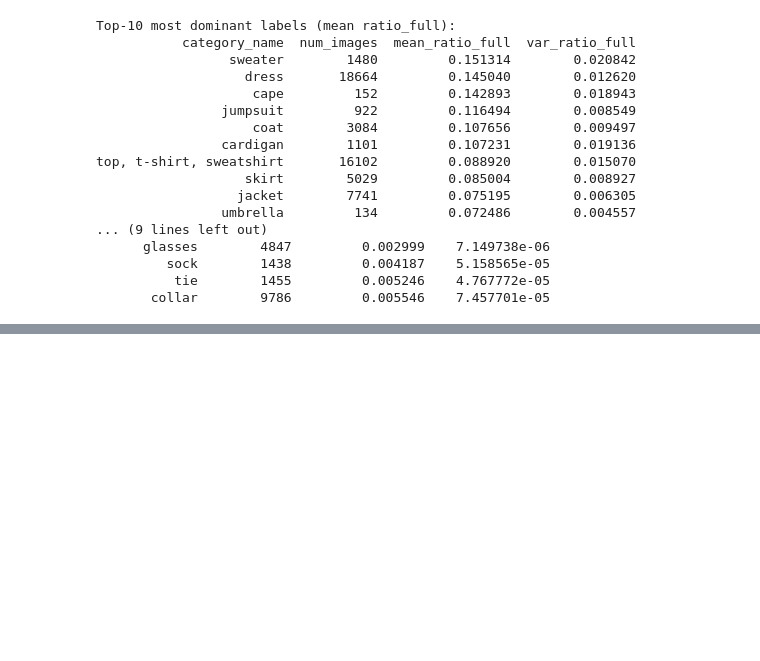
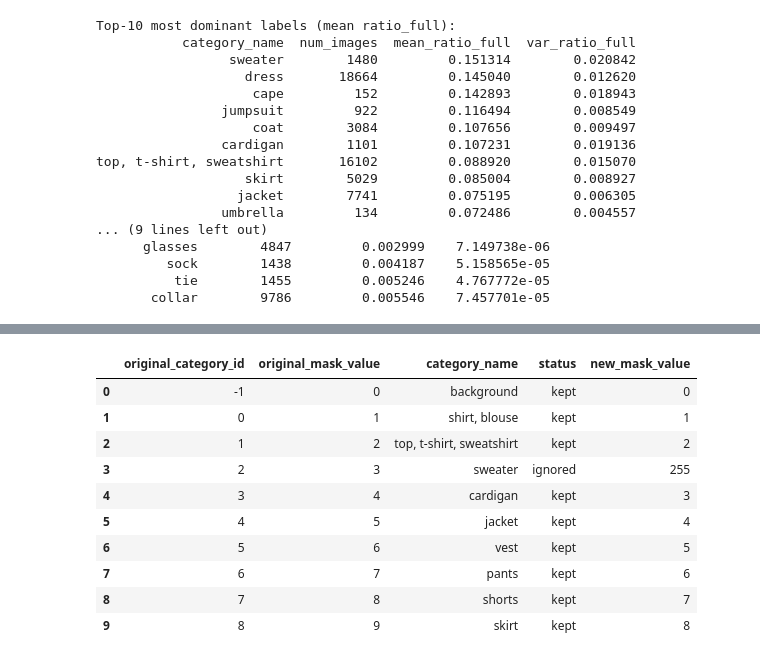
Before and after one commit to lukas-sek/Fashion_Segmentation, a Jupyter notebook: fashion-parsing.ipynb, the cells around one changed output, grey strips where cells are left out. Cells and saved outputs as stored; diff of their text form; code cells hidden in the pictures; blank space fills up the shorter version.

```diff
--- a/fashion-parsing.ipynb
+++ b/fashion-parsing.ipynb
@@ -272,0 +325,67 @@ top, t-shirt, sweatshirt       16102         0.088920        0.015070
+# %%
+# Update these paths before running the experiment pipeline.
+# In this project, the validation images referenced by
+# instances_attributes_val2020.json live under data/test.
+TRAIN_JSON_PATH = PROJECT_ROOT / "data" / "instances_attributes_train2020.json"
+VAL_JSON_PATH = PROJECT_ROOT / "data" / "instances_attributes_val2020.json"
+TRAIN_IMAGE_DIR = PROJECT_ROOT / "data" / "train"
+VAL_IMAGE_DIR = PROJECT_ROOT / "data" / "test"
+TRAIN_MASK_DIR = PROJECT_ROOT / "data" / "segmentations_train"
+VAL_MASK_DIR = PROJECT_ROOT / "data" / "segmentations_val"
+MMSEG_ROOT = PROJECT_ROOT / "mmsegmentation"
+
+assert TRAIN_JSON_PATH.exists(), f"Missing train json: {TRAIN_JSON_PATH}"
+assert VAL_JSON_PATH.exists(), f"Missing val json: {VAL_JSON_PATH}"
+assert TRAIN_IMAGE_DIR.exists(), f"Missing train image dir: {TRAIN_IMAGE_DIR}"
+assert VAL_IMAGE_DIR.exists(), f"Missing val image dir: {VAL_IMAGE_DIR}"
+assert TRAIN_MASK_DIR.exists(), f"Missing train mask dir: {TRAIN_MASK_DIR}"
+assert VAL_MASK_DIR.exists(), f"Missing val mask dir: {VAL_MASK_DIR}"
+assert MMSEG_ROOT.exists(), f"Missing mmsegmentation clone: {MMSEG_ROOT}"
+
+# Laptop smoke-test toggles.
+DEBUG_SMALL_RUN = True
+DEBUG_TRAIN_FRACTION = 0.02
+DEBUG_VAL_FRACTION = 0.10
+DEBUG_MAX_TRAIN = 200
+DEBUG_MAX_VAL = 80
+DEBUG_ONLY_ONE_MODEL = None  # Example: 'segformer_mit-b0'
+DEBUG_ONLY_ONE_RESOLUTION = None  # Example: (192, 192)
+
+CLASSES, PALETTE, categories_df = load_fashionpedia_classes(TRAIN_JSON_PATH)
+train_manifest_df = build_split_manifest(TRAIN_JSON_PATH, TRAIN_IMAGE_DIR, TRAIN_MASK_DIR, "train")
+val_manifest_df = build_split_manifest(VAL_JSON_PATH, VAL_IMAGE_DIR, VAL_MASK_DIR, "val")
+
+if DEBUG_SMALL_RUN:
+    train_manifest_df = sample_manifest(
+        train_manifest_df,
+        fraction=DEBUG_TRAIN_FRACTION,
+        max_items=DEBUG_MAX_TRAIN,
+        random_seed=42,
+    )
+    val_manifest_df = sample_manifest(
+        val_manifest_df,
+        fraction=DEBUG_VAL_FRACTION,
+        max_items=DEBUG_MAX_VAL,
+        random_seed=42,
+    )
+    manifest_paths = write_manifest_artifacts(train_manifest_df, val_manifest_df, ARTIFACTS_DIR / "debug_dataset")
+else:
+    manifest_paths = write_manifest_artifacts(train_manifest_df, val_manifest_df, ARTIFACTS_DIR / "full_dataset")
+
+image_suffixes = sorted(set(train_manifest_df["image_suffix"]).union(set(val_manifest_df["image_suffix"])))
+assert len(image_suffixes) == 1, f"Expected a single image suffix, found: {image_suffixes}"
+IMAGE_SUFFIX = image_suffixes[0]
+
+dominant_labels_df = pick_dominant_labels(PROJECT_ROOT / "label_distribution_stats.csv", top_k=5)
+reduced_mapping_df = build_reduced_label_mapping(categories_df, dominant_labels_df["category_id"].tolist())
+reduced_mapping_path = ARTIFACTS_DIR / "reduced_label_mapping.csv"
+reduced_mapping_df.to_csv(reduced_mapping_path, index=False)
+
+print(f"Debug small run: {DEBUG_SMALL_RUN}")
+print(f"Train samples: {len(train_manifest_df)}")
+print(f"Val samples: {len(val_manifest_df)}")
+print(f"Classes including background: {len(CLASSES)}")
+print(f"Image suffix: {IMAGE_SUFFIX}")
+display(dominant_labels_df[["category_id", "category_name", "mean_ratio_full", "mask_value"]])
+display(reduced_mapping_df.head(10))
+# %% [output]
@@ -272,0 +403,11 @@ top, t-shirt, sweatshirt       16102         0.088920        0.015070
+|  | original_category_id | original_mask_value | category_name | status | new_mask_value |
+| 0 | -1 | 0 | background | kept | 0 |
+| 1 | 0 | 1 | shirt, blouse | kept | 1 |
+| 2 | 1 | 2 | top, t-shirt, sweatshirt | kept | 2 |
+| 3 | 2 | 3 | sweater | ignored | 255 |
+| 4 | 3 | 4 | cardigan | kept | 3 |
+| 5 | 4 | 5 | jacket | kept | 4 |
+| 6 | 5 | 6 | vest | kept | 5 |
+| 7 | 6 | 7 | pants | kept | 6 |
+| 8 | 7 | 8 | shorts | kept | 7 |
+| 9 | 8 | 9 | skirt | kept | 8 |
```
Also changed, not shown: parts of 13 cells of this notebook, 27 other files.
